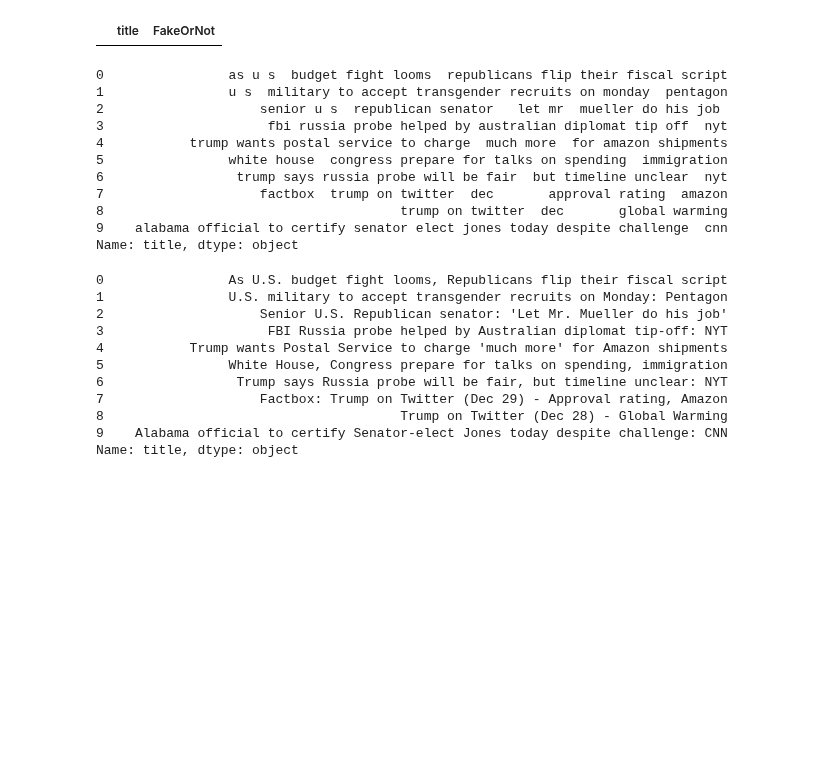
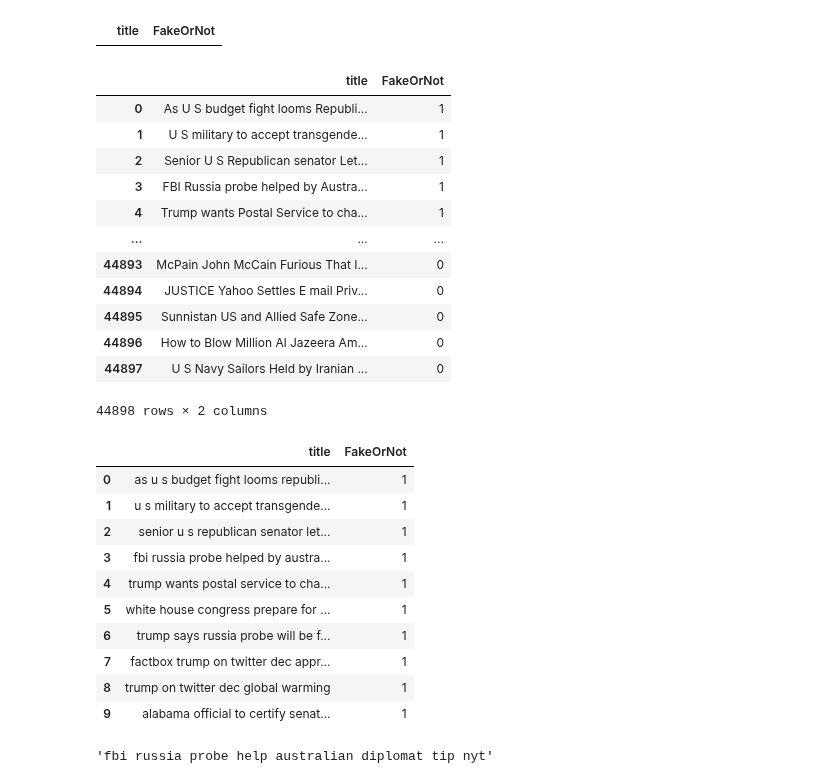
Before and after one commit to IanEspinoso/mock_mr_ganger, a Jupyter notebook: Fake_News_Classifer.ipynb, the cells around one changed output. Saved outputs shown, nothing was run; the diff lists cells and outputs as text; code cells hidden in the pictures; blank space fills up the shorter version.

```diff
--- a/Fake_News_Classifer.ipynb
+++ b/Fake_News_Classifer.ipynb
@@ -74,8 +95,8 @@ News_Dataset.columns
 # %% [output]
 Index(['title', 'text', 'subject', 'date', 'FakeOrNot'], dtype='object')
 # %%
-News_Dataset_Filtered = News_Dataset.drop(['text', 'subject', 'date'], axis = 1)
-News_Dataset_Filtered
+News_Dataset = News_Dataset.drop(['text', 'subject', 'date'], axis = 1)
+News_Dataset
 # %% [output]
 |  | title | FakeOrNot |
 | 0 | As U.S. budget fight looms, Repub... | 1 |
@@ -107,5 +128,21 @@ News_Dataset_Filtered[News_Dataset_Filtered.isnull().any(axis=1)]
 # %% [output]
 |  | title | FakeOrNot |
 # %%
- dummy = News_Dataset_Filtered.title.replace("[^a-zA-Z]"," ",regex=True)
+News_Dataset.title.replace("[^a-zA-Z]"," ",regex=True, inplace=True)
+# %%
+News_Dataset
+# %% [output]
+|  | title | FakeOrNot |
+| 0 | As U S budget fight looms Republi... | 1 |
+| 1 | U S military to accept transgende... | 1 |
+| 2 | Senior U S Republican senator Let... | 1 |
+| 3 | FBI Russia probe helped by Austra... | 1 |
+| 4 | Trump wants Postal Service to cha... | 1 |
+| ... | ... | ... |
+| 44893 | McPain John McCain Furious That I... | 0 |
+| 44894 | JUSTICE Yahoo Settles E mail Priv... | 0 |
+| 44895 | Sunnistan US and Allied Safe Zone... | 0 |
+| 44896 | How to Blow Million Al Jazeera Am... | 0 |
+| 44897 | U S Navy Sailors Held by Iranian ... | 0 |
+44898 rows × 2 columns
 # %%
@@ -114,28 +151,14 @@ News_Dataset_Filtered[News_Dataset_Filtered.isnull().any(axis=1)]
 # %%
-dummy1[:10]
+News_Dataset[:10]
 # %% [output]
-0                as u s  budget fight looms  republicans flip their fiscal script
-1                u s  military to accept transgender recruits on monday  pentagon
-2                    senior u s  republican senator   let mr  mueller do his job
-3                     fbi russia probe helped by australian diplomat tip off  nyt
-4           trump wants postal service to charge  much more  for amazon shipments
-5                white house  congress prepare for talks on spending  immigration
-6                 trump says russia probe will be fair  but timeline unclear  nyt
-7                    factbox  trump on twitter  dec       approval rating  amazon
-8                                      trump on twitter  dec       global warming
-9    alabama official to certify senator elect jones today despite challenge  cnn
-Name: title, dtype: object
+|  | title | FakeOrNot |
+| 0 | as u s budget fight looms republi... | 1 |
+| 1 | u s military to accept transgende... | 1 |
+| 2 | senior u s republican senator let... | 1 |
+| 3 | fbi russia probe helped by austra... | 1 |
+| 4 | trump wants postal service to cha... | 1 |
+| 5 | white house congress prepare for ... | 1 |
+| 6 | trump says russia probe will be f... | 1 |
+| 7 | factbox trump on twitter dec appr... | 1 |
+| 8 | trump on twitter dec global warming | 1 |
+| 9 | alabama official to certify senat... | 1 |
-# %%
-News_Dataset_Filtered.title[:10]
-# %% [output]
-0                As U.S. budget fight looms, Republicans flip their fiscal script
-1                U.S. military to accept transgender recruits on Monday: Pentagon
-2                    Senior U.S. Republican senator: 'Let Mr. Mueller do his job'
-3                     FBI Russia probe helped by Australian diplomat tip-off: NYT
-4           Trump wants Postal Service to charge 'much more' for Amazon shipments
-5                White House, Congress prepare for talks on spending, immigration
-6                 Trump says Russia probe will be fair, but timeline unclear: NYT
-7                    Factbox: Trump on Twitter (Dec 29) - Approval rating, Amazon
-8                                      Trump on Twitter (Dec 28) - Global Warming
-9    Alabama official to certify Senator-elect Jones today despite challenge: CNN
-Name: title, dtype: object
@@ -141,0 +176,4 @@ Name: title, dtype: object
+# %%
+corpus[3]
+# %% [output]
+'fbi russia probe help australian diplomat tip nyt'
```
Also changed, not shown: parts of 10 cells of this notebook.
